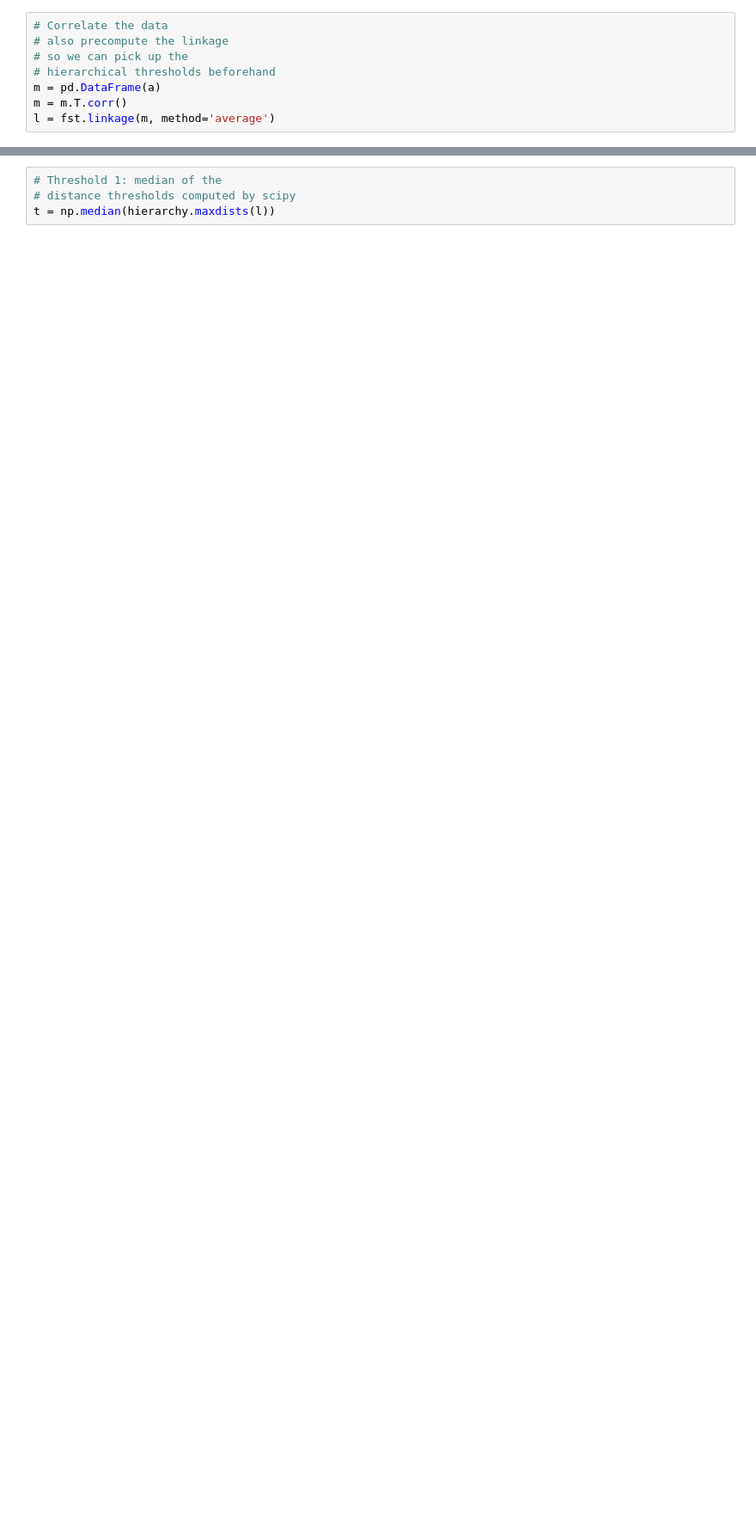
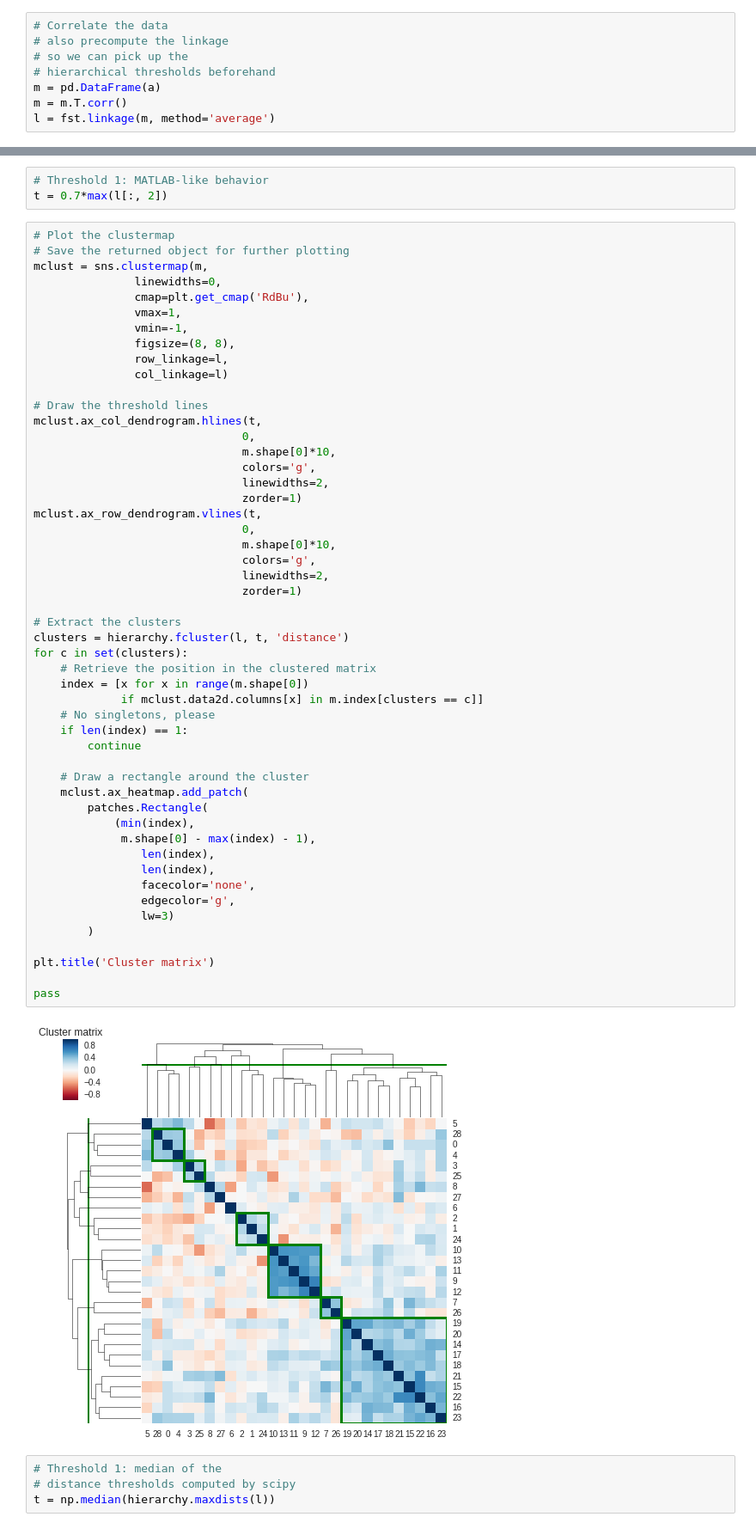
Before and after one commit to mgalardini/python_plotting_snippets, a Jupyter notebook: notebooks/clusters.ipynb, the cells around one changed output, grey strips where cells are left out. Shown: that part at 86% size. Saved outputs shown, nothing was run; the diff lists cells and outputs as text; blank space fills up the shorter version.

```diff
--- a/notebooks/clusters.ipynb
+++ b/notebooks/clusters.ipynb
@@ -55,3 +55,59 @@ mclust = sns.clustermap(m,
+# %%
+# Threshold 1: MATLAB-like behavior
+t = 0.7*max(l[:, 2])
+# %%
+# Plot the clustermap
+# Save the returned object for further plotting
+mclust = sns.clustermap(m,
+               linewidths=0,
+               cmap=plt.get_cmap('RdBu'),
+               vmax=1,
+               vmin=-1,
+               figsize=(8, 8),
+               row_linkage=l,
+               col_linkage=l)
+
+# Draw the threshold lines
+mclust.ax_col_dendrogram.hlines(t,
+                               0,
+                               m.shape[0]*10,
+                               colors='g',
+                               linewidths=2,
+                               zorder=1)
+mclust.ax_row_dendrogram.vlines(t,
+                               0,
+                               m.shape[0]*10,
+                               colors='g',
+                               linewidths=2,
+                               zorder=1)
+
+# Extract the clusters
+clusters = hierarchy.fcluster(l, t, 'distance')
+for c in set(clusters):
+    # Retrieve the position in the clustered matrix
+    index = [x for x in range(m.shape[0])
+             if mclust.data2d.columns[x] in m.index[clusters == c]]
+    # No singletons, please
+    if len(index) == 1:
+        continue
+
+    # Draw a rectangle around the cluster
+    mclust.ax_heatmap.add_patch(
+        patches.Rectangle(
+            (min(index),
+             m.shape[0] - max(index) - 1),
+                len(index),
+                len(index),
+                facecolor='none',
+                edgecolor='g',
+                lw=3)
+        )
+
+plt.title('Cluster matrix')
+
+pass
+# %% [output]
+[figure, added]
 # %%
 # Threshold 1: median of the
 # distance thresholds computed by scipy
```
Also changed, not shown: parts of 3 cells of this notebook.
